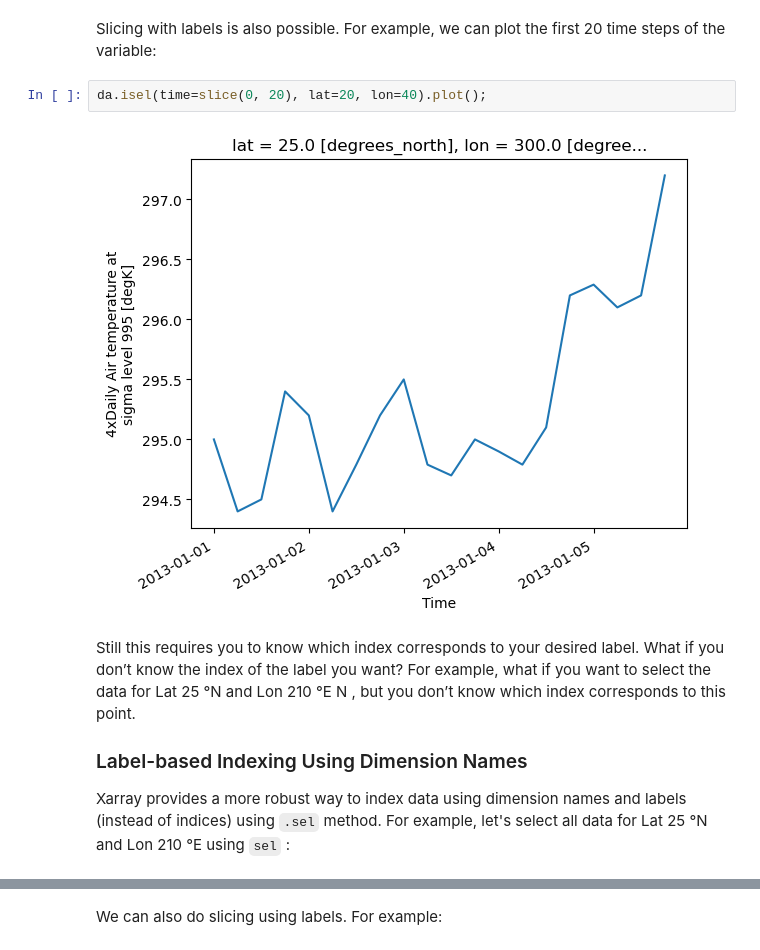
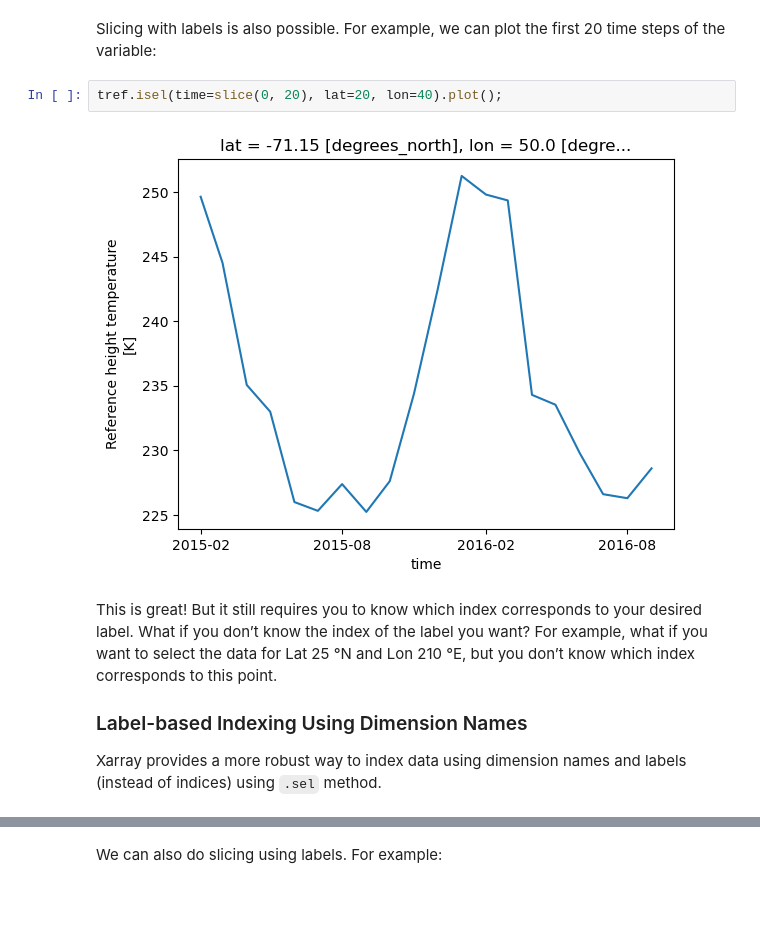
Before and after one commit to NCAR/Xarray-Dask-ESDS-2024, a Jupyter notebook: notebooks/01-xarray-intro.ipynb, the cells around one changed output, grey strips where cells are left out. Drawn from its saved outputs; the diff is of its cells as text; blank space fills up the shorter version.

```diff
--- a/notebooks/01-xarray-intro.ipynb
+++ b/notebooks/01-xarray-intro.ipynb
@@ -166,13 +257,14 @@ da.isel(lat=20, lon=40).plot();
 # %% [markdown]
 Slicing with labels is also possible. For example, we can plot the first 20 time steps of the variable:
 # %%
-da.isel(time=slice(0, 20), lat=20, lon=40).plot();
+tref.isel(time=slice(0, 20), lat=20, lon=40).plot();
 # %% [output]
-[figure, old version]
+[figure, new version]
 # %% [markdown]
-Still this requires you to know which index corresponds to your desired label. What if you don’t know the index of the label you want? For example, what if you want to select the data for Lat 25 °N and Lon 210 °E N , but you don’t know which index corresponds to this point.
+This is great! But it still requires you to know which index corresponds to your desired label. What if you don’t know the index of the label you want?
+For example, what if you want to select the data for Lat 25 °N and Lon 210 °E, but you don’t know which index corresponds to this point.
 
 ### Label-based Indexing Using Dimension Names
 
-Xarray provides a more robust way to index data using dimension names and labels (instead of indices) using `.sel` method. For example, let's select all data for Lat 25 °N and Lon 210 °E using `sel` :
+Xarray provides a more robust way to index data using dimension names and labels (instead of indices) using `.sel` method.
 # %%
```
Also changed, not shown: parts of 38 cells of this notebook.
